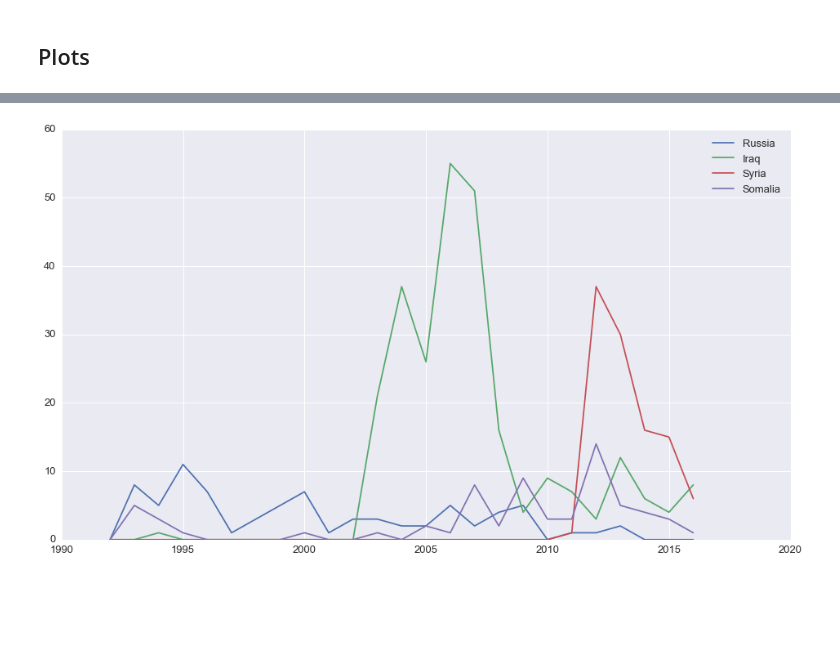
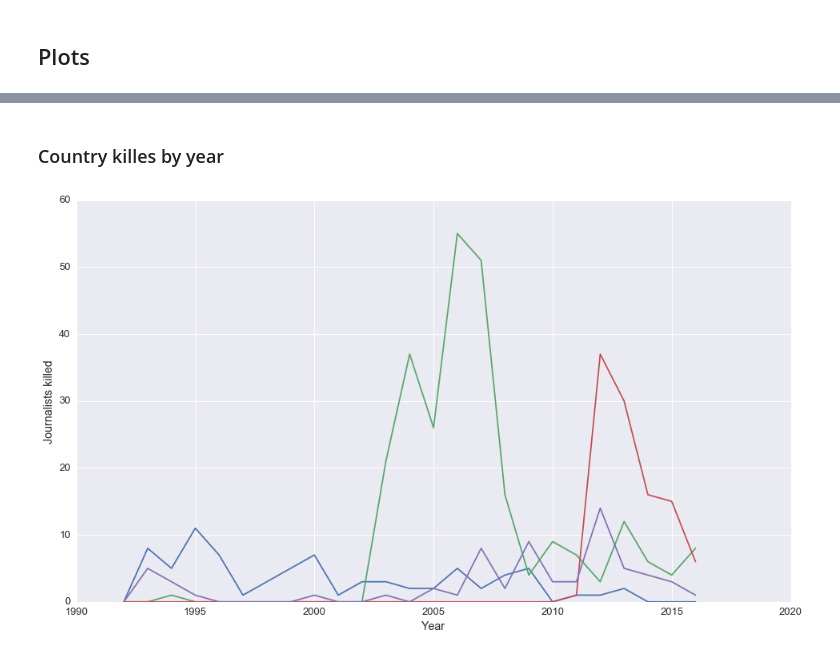
Before and after one commit to re9ulus/data_science_snippets, a Jupyter notebook: eda/Journalist_EDA.ipynb, the cells around one changed output, grey strips where cells are left out. Cells and saved outputs as stored; diff of their text form; code cells hidden in the pictures; blank space fills up the shorter version.

Commit message:
Update Journalist_EDA, update plot function, add style arg

```diff
--- a/eda/Journalist_EDA.ipynb
+++ b/eda/Journalist_EDA.ipynb
@@ -59,7 +59,6 @@ def count_plot(data, x):
     sns.set(style='darkgrid')
     g = sns.factorplot(x=x, data=data, kind='count', size=8, aspect=1.5,
               palette='BuPu')
-    plt.show()
     return g
 
 def top_count_plot(data, col_name):
@@ -69,12 +68,13 @@ def top_count_plot(data, col_name):
     pd.DataFrame(killed_by_col_name, index=None)
     sns.barplot(killed_by_col_name.index, killed_by_col_name.values, palette='BuPu')
 
-def plot_by_groups(data, cols_to_group, cols_to_plot):
+def plot_by_groups(data, cols_to_group, cols_to_plot, style=None):
     t = data[cols_to_group].groupby(cols_to_group).size()
     t = t.unstack().fillna(0).stack()
+    if not style:
+        style = {}
     for col in cols_to_plot:
-        plt.plot(t[col], label=col)
+        plt.plot(t[col], **style)
     plt.legend()
-    plt.show()
 # %%
 count_plot(data, 'Year')
@@ -92,4 +98,9 @@ top_count_plot(data, 'Nationality')
+# %% [markdown]
+### Country killes by year
 # %%
 plot_by_groups(data, ['Country_killed', 'Year'], ['Russia', 'Iraq', 'Syria', 'Somalia'])
+plt.xlabel('Year')
+plt.ylabel('Journalists killed')
+plt.show()
 # %% [output]
-[figure, old version]
+[figure, new version]
```
Also changed, not shown: parts of 6 cells of this notebook.
